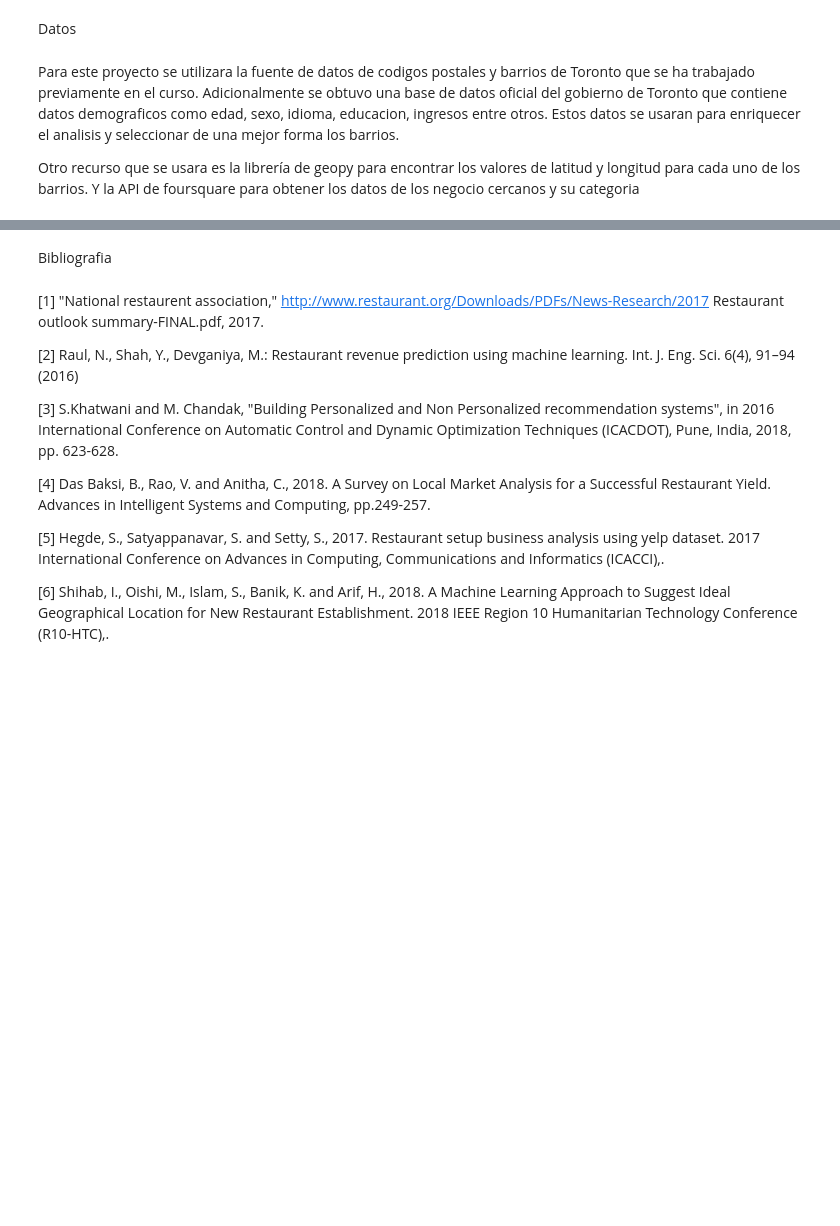
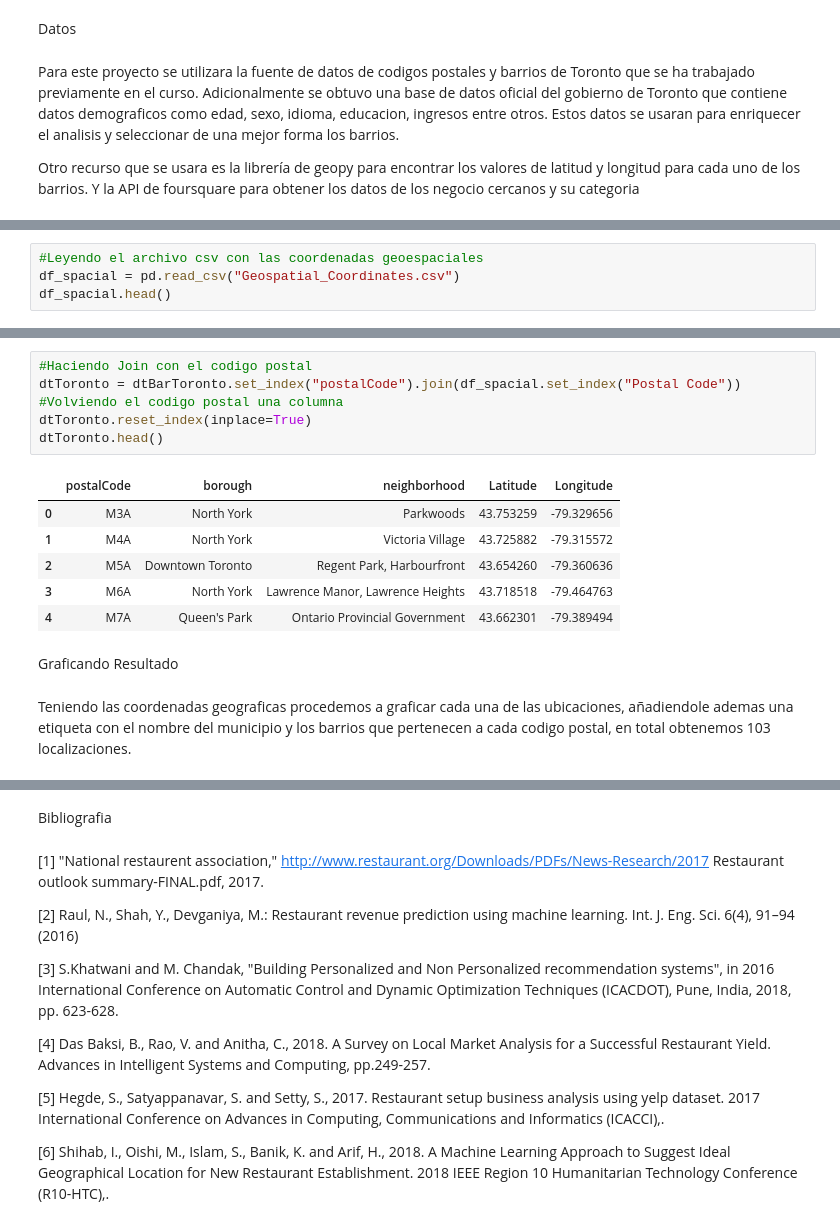
Before and after one commit to SDJM02/CapstoneIBM, a Jupyter notebook: Proyecto Capstone IBM.ipynb, the cells around one changed output, grey strips where cells are left out. Drawn from its saved outputs; the diff is of its cells as text; blank space fills up the shorter version.

```diff
--- a/Proyecto Capstone IBM.ipynb
+++ b/Proyecto Capstone IBM.ipynb
@@ -33,0 +110,4 @@ print("¡Hola, Proyecto Final del Curso!")
+# %%
+#Leyendo el archivo csv con las coordenadas geoespaciales
+df_spacial = pd.read_csv("Geospatial_Coordinates.csv")
+df_spacial.head()
@@ -33,0 +121,17 @@ print("¡Hola, Proyecto Final del Curso!")
+# %%
+#Haciendo Join con el codigo postal
+dtToronto = dtBarToronto.set_index("postalCode").join(df_spacial.set_index("Postal Code"))
+#Volviendo el codigo postal una columna
+dtToronto.reset_index(inplace=True)
+dtToronto.head()
+# %% [output]
+|  | postalCode | borough | neighborhood | Latitude | Longitude |
+| 0 | M3A | North York | Parkwoods | 43.753259 | -79.329656 |
+| 1 | M4A | North York | Victoria Village | 43.725882 | -79.315572 |
+| 2 | M5A | Downtown Toronto | Regent Park, Harbourfront | 43.654260 | -79.360636 |
+| 3 | M6A | North York | Lawrence Manor, Lawrence Heights | 43.718518 | -79.464763 |
+| 4 | M7A | Queen's Park | Ontario Provincial Government | 43.662301 | -79.389494 |
+# %% [markdown]
+Graficando Resultado
+# %% [markdown]
+Teniendo las coordenadas geograficas procedemos a graficar cada una de las ubicaciones, añadiendole ademas una etiqueta con el nombre del municipio y los barrios que pertenecen a cada codigo postal, en total obtenemos 103 localizaciones.
```
Also changed, not shown: parts of 37 cells of this notebook, 1 other file.
